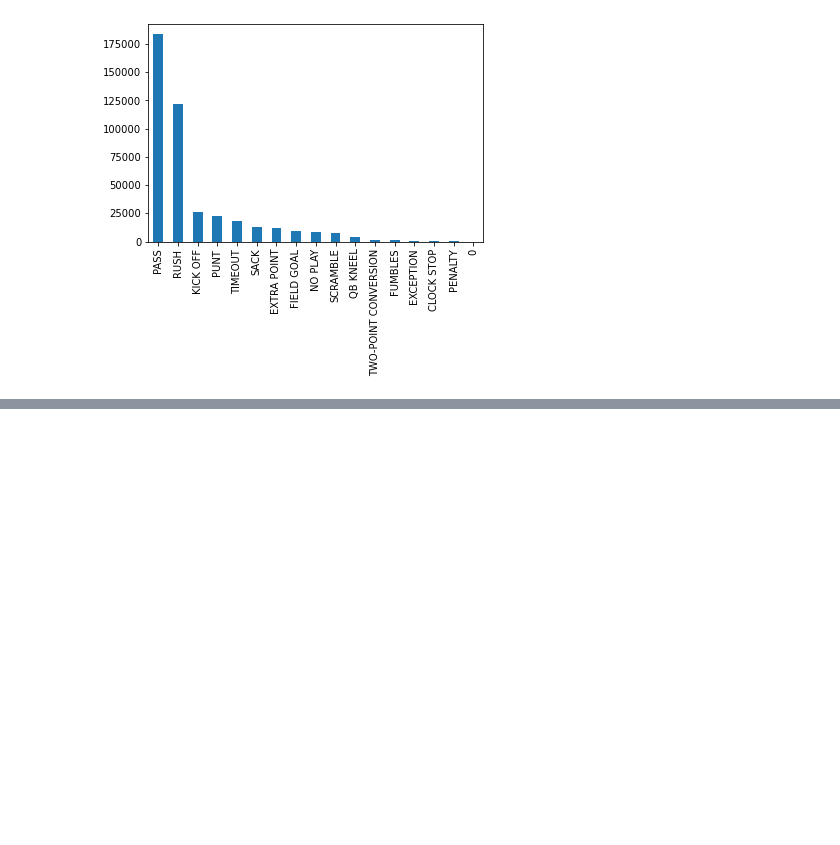
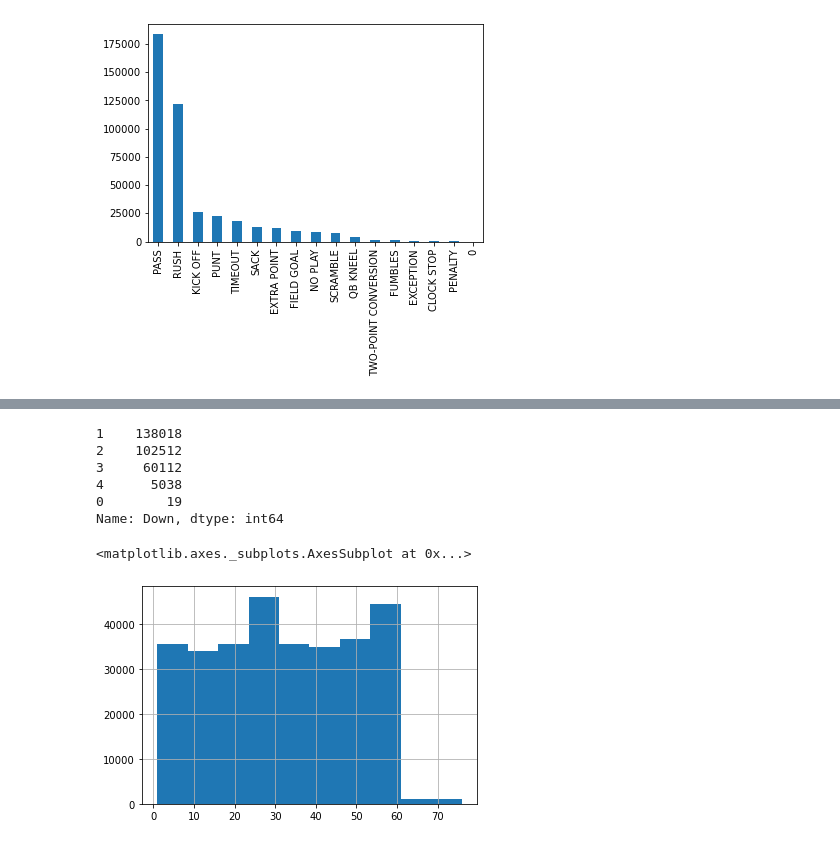
Before and after one commit to LucasTe-data/football-play-prediction, a Jupyter notebook: Preprocessing.ipynb, the cells around one changed output, grey strips where cells are left out. Saved outputs shown, nothing was run; the diff lists cells and outputs as text; code cells hidden in the pictures; blank space fills up the shorter version.

```diff
--- a/Preprocessing.ipynb
+++ b/Preprocessing.ipynb
@@ -86,0 +99,18 @@ pbp_df = pbp_df.loc[pbp_df['Formation'].isin(['UNDER CENTER', 'NO HUDDLE', 'SHOT
+# %%
+pbp_df['Down'].value_counts()
+# %% [output]
+1    138018
+2    102512
+3     60112
+4      5038
+0        19
+Name: Down, dtype: int64
+# %%
+pbp_df = pbp_df.loc[pbp_df['Down'] != 0] # get rid of 0 Down Situations
+# %%
+pbp_df['GameTime'] = (pbp_df['Quarter'] - 1) *15 - pbp_df['Minute'] + 15 + (- pbp_df['Second'] + 60)*0.016
+# %%
+pbp_df['GameTime'].hist()
+# %% [output]
+<matplotlib.axes._subplots.AxesSubplot at 0x...>
+[figure, added]
```
Also changed, not shown: parts of 9 cells of this notebook.
